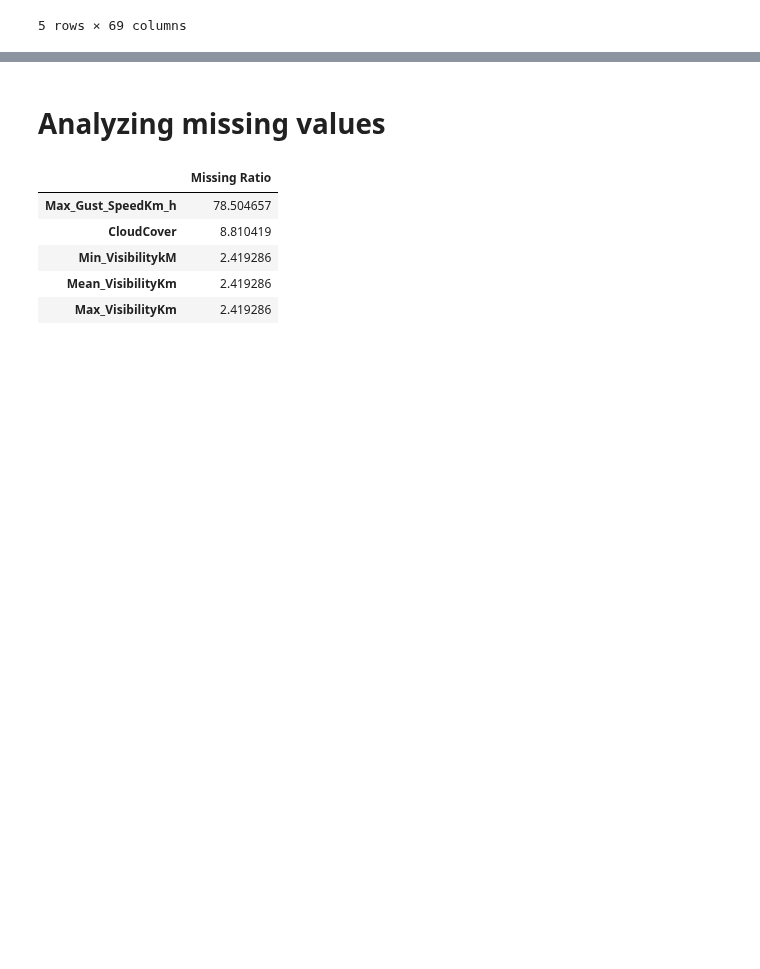
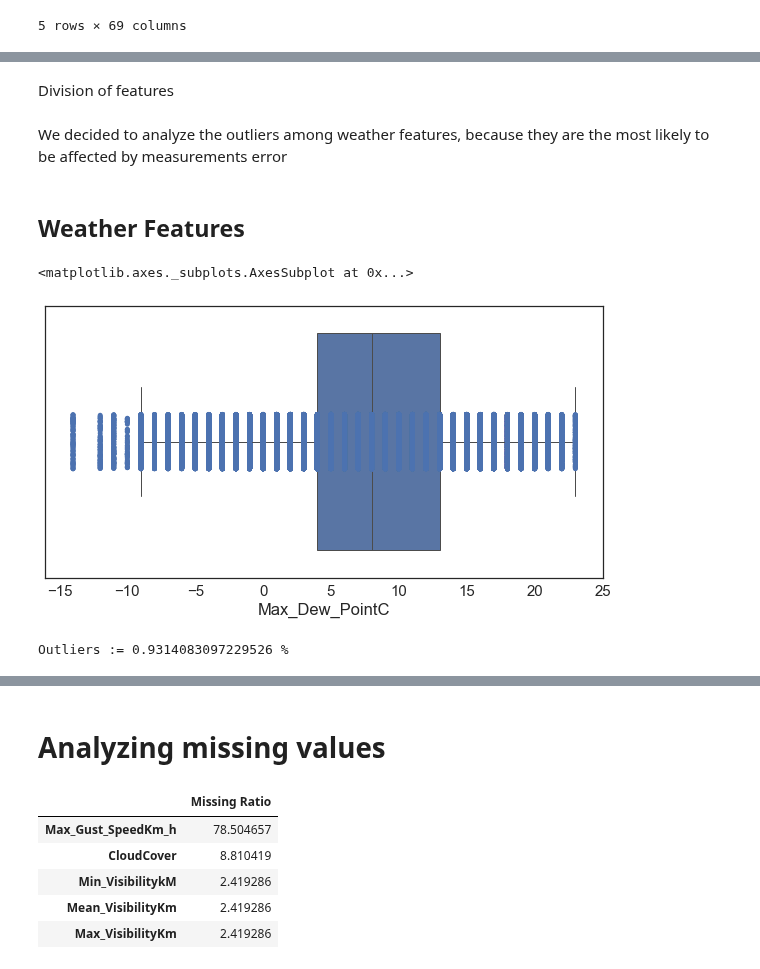
Before and after one commit to PietroMenchetti/DataMiningProject, a Jupyter notebook: Merge.ipynb, the cells around one changed output, grey strips where cells are left out. Saved outputs shown, nothing was run; the diff lists cells and outputs as text; code cells hidden in the pictures; blank space fills up the shorter version.

```diff
--- a/Merge.ipynb
+++ b/Merge.ipynb
@@ -352,0 +363,2 @@ all_data.head()
+# %% [markdown]
+Division of features
@@ -352,0 +370,17 @@ all_data.head()
+# %% [markdown]
+We decided to analyze the outliers among weather features, because they are the most likely to be affected by measurements error
+# %% [markdown]
+## Weather Features
+# %%
+sns.set_context("notebook", font_scale=1.5, rc={"lines.linewidth": 1})
+
+plt.figure(figsize=(10,5))
+sns.boxplot(x='Max_Dew_PointC',data=all_data)
+sns.stripplot(x='Max_Dew_PointC',data=all_data,jitter=True)
+# %% [output]
+<matplotlib.axes._subplots.AxesSubplot at 0x...>
+[figure, added]
+# %%
+WinsorizingIQR(all_data,'Max_Dew_PointC')
+# %% [output]
+Outliers := 0.9314083097229526 %
```
Also changed, not shown: parts of 60 cells of this notebook.
